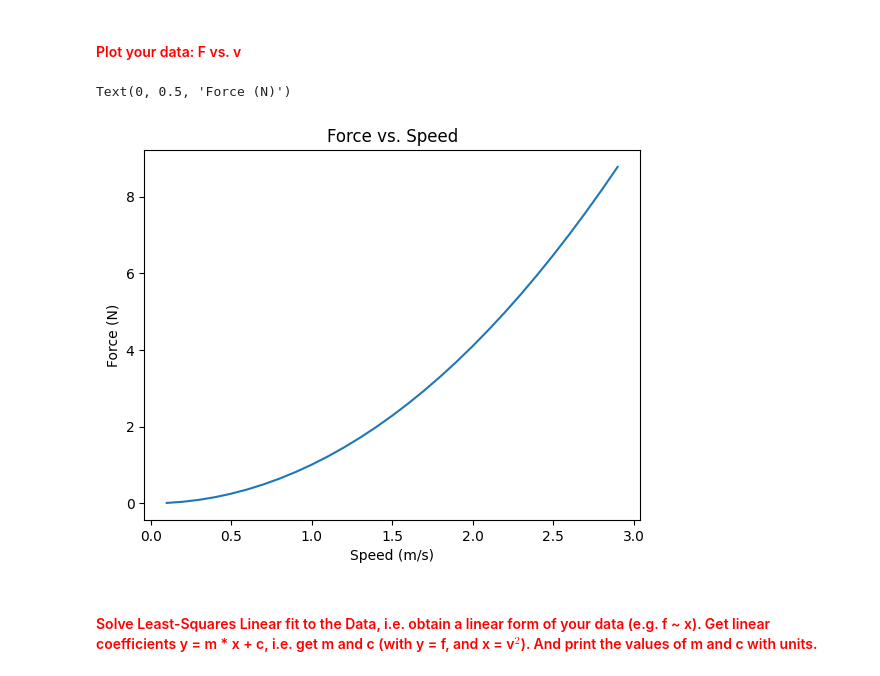
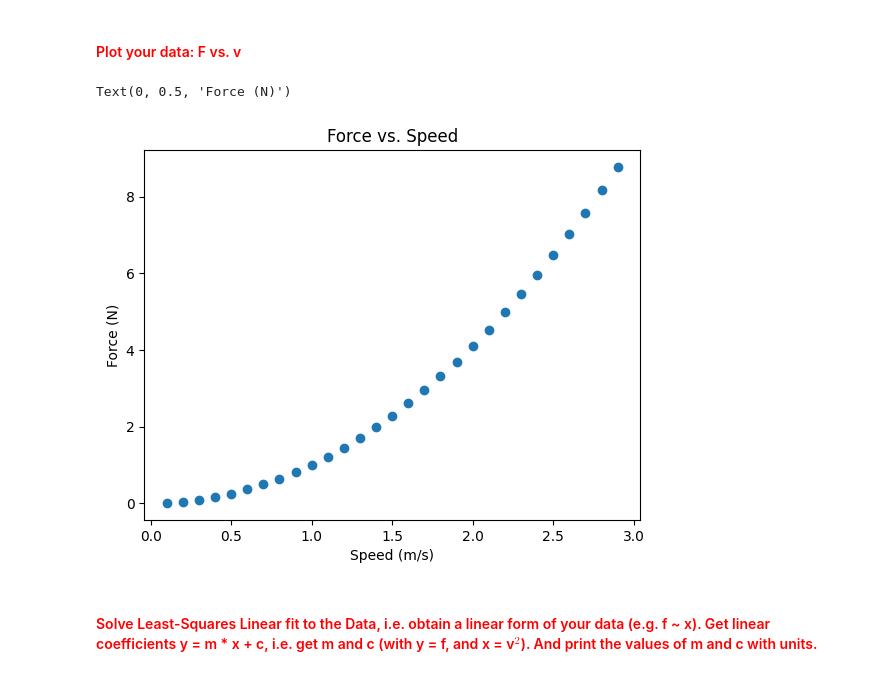
Before and after one commit to rguille3/PhysicsI_Labs, a Jupyter notebook: phy122_RMt_Raul.ipynb, the cells around one changed output. Cells and saved outputs as stored; diff of their text form; code cells hidden in the pictures.

```diff
--- a/phy122_RMt_Raul.ipynb
+++ b/phy122_RMt_Raul.ipynb
@@ -270,13 +270,13 @@ for i in range(len(v_range)): #for loop over all speeds in v_range
 # %% [markdown]
 #### <font color='Red'> Plot your data: F vs. v </font>
 # %%
-plt.plot(v_range, f_v)
+plt.scatter(v_range, f_v)
 plt.title('Force vs. Speed')
 plt.xlabel('Speed (m/s)')
 plt.ylabel('Force (N)')
 # %% [output]
 Text(0, 0.5, 'Force (N)')
-[figure, old version]
+[figure, new version]
 # %% [markdown]
 #### <font color='Red'> Solve Least-Squares Linear fit to the Data, i.e. obtain a linear form of your data (e.g. f ~ x). Get linear coefficients y = m * x + c, i.e. get m and c (with y = f, and x = v$^2$). And print the values of m and c with units. </font>
 # %%
```
Also changed, not shown: parts of 1 cell of this notebook.
